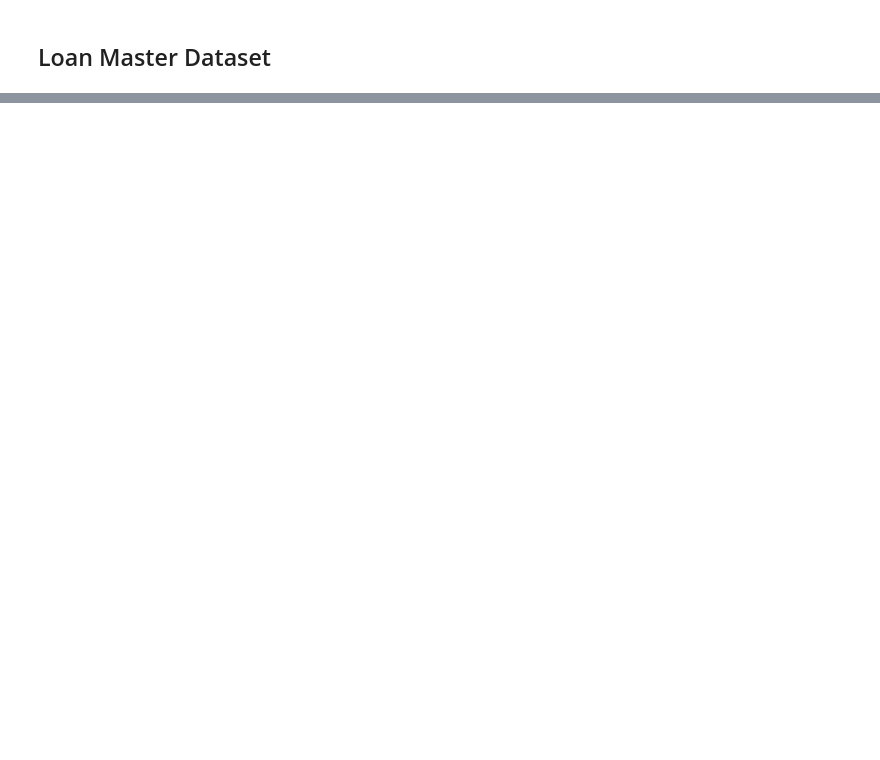
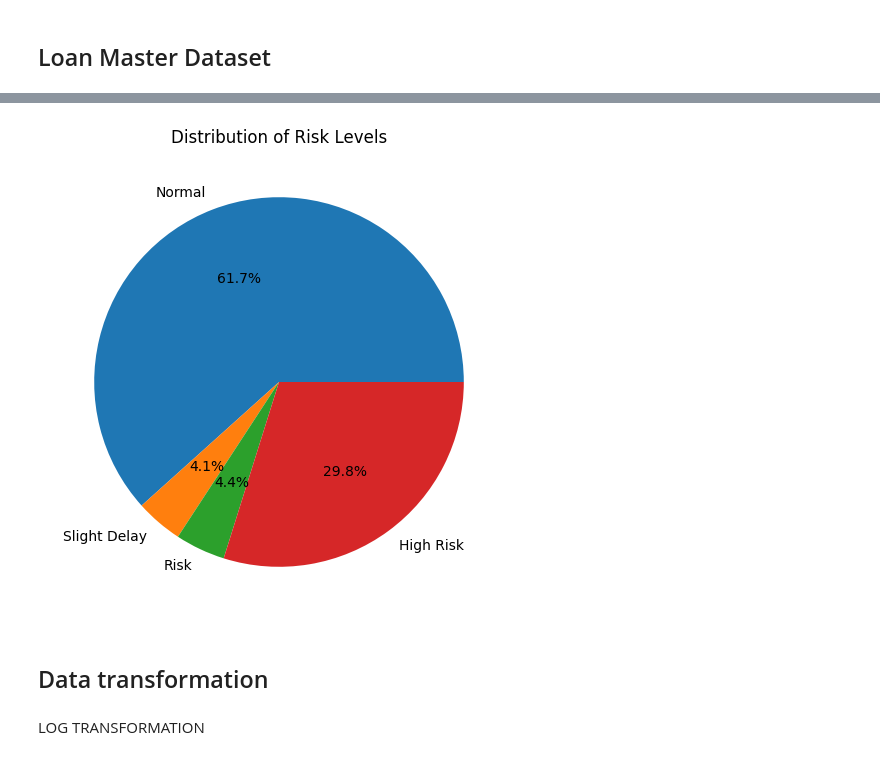
Before and after one commit to Natt2509/Thesis, a Jupyter notebook: Project.ipynb, the cells around one changed output, grey strips where cells are left out. Cells and saved outputs as stored; diff of their text form; code cells hidden in the pictures; blank space fills up the shorter version.

```diff
--- a/Project.ipynb
+++ b/Project.ipynb
@@ -131,0 +61,7 @@ Target / Label Variable(machine learning model is trained to predict)
+# %%
+# CLEAN COLUMN NAMES
+
+df.columns = df.columns.str.strip()
+
+print("\n✅ Column Names Cleaned")
+print(df.columns.tolist())
@@ -131,0 +101,8 @@ Target / Label Variable(machine learning model is trained to predict)
+# %%
+# REMOVE DUPLICATES
+
+before = df.shape[0]
+df = df.drop_duplicates()
+after = df.shape[0]
+
+print(f"\n✅ Removed {before - after} duplicate rows")
@@ -131,0 +111,9 @@ Target / Label Variable(machine learning model is trained to predict)
+# %%
+# DROP UNUSED COLUMNS
+
+df = df.drop(columns=[
+    'ACC',
+    'CID'
+])
+
+print("\n✅ Dropped ACC and CID")
@@ -193,0 +138,2 @@ df['Risk_Level'] = df['PARCategory'].apply(risk_level)
+# %%
+df['Risk_Binary'] = (df['Risk_Level'] >= 3).astype(int)
@@ -193,0 +175,16 @@ df['Risk_Level'] = df['PARCategory'].apply(risk_level)
+# %%
+risk_counts = df['Risk_Level'].value_counts().sort_index()
+
+plt.figure(figsize=(6,6))
+plt.pie(
+    risk_counts,
+    labels=['Normal','Slight Delay','Risk','High Risk'],
+    autopct='%1.1f%%'
+)
+
+plt.title("Distribution of Risk Levels")
+plt.show()
+# %% [output]
+[figure, added]
+# %% [markdown]
+## Data transformation
@@ -193,0 +206,2 @@ df['Risk_Level'] = df['PARCategory'].apply(risk_level)
+# %% [markdown]
+LOG TRANSFORMATION
```
Also changed, not shown: parts of 101 cells of this notebook.
